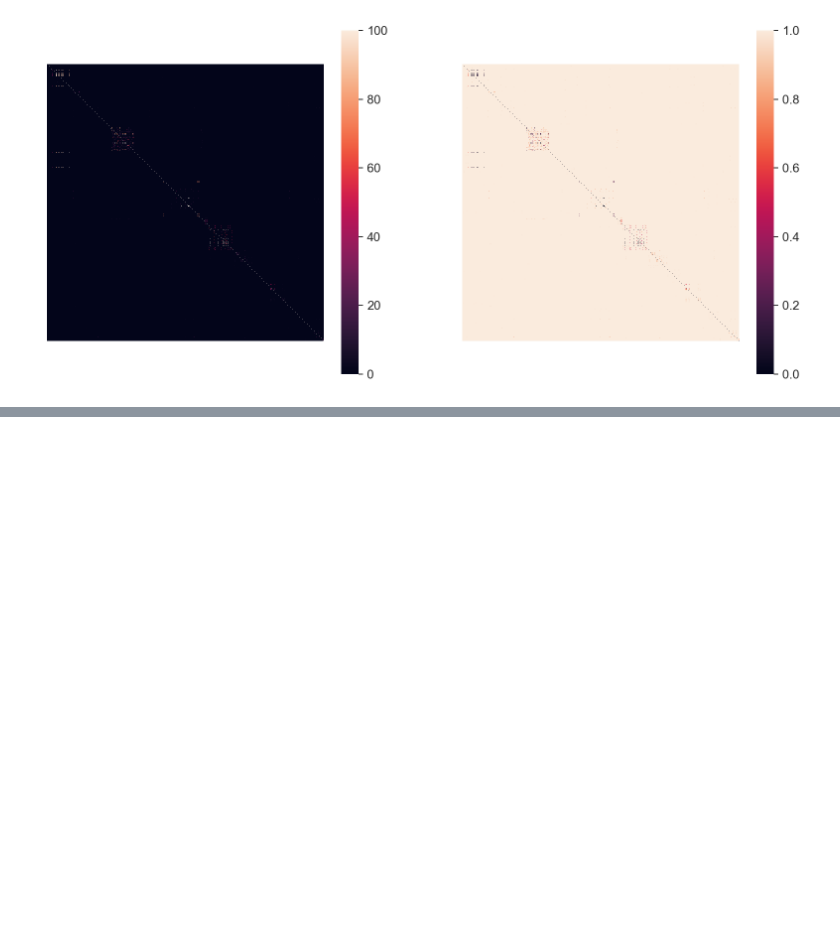
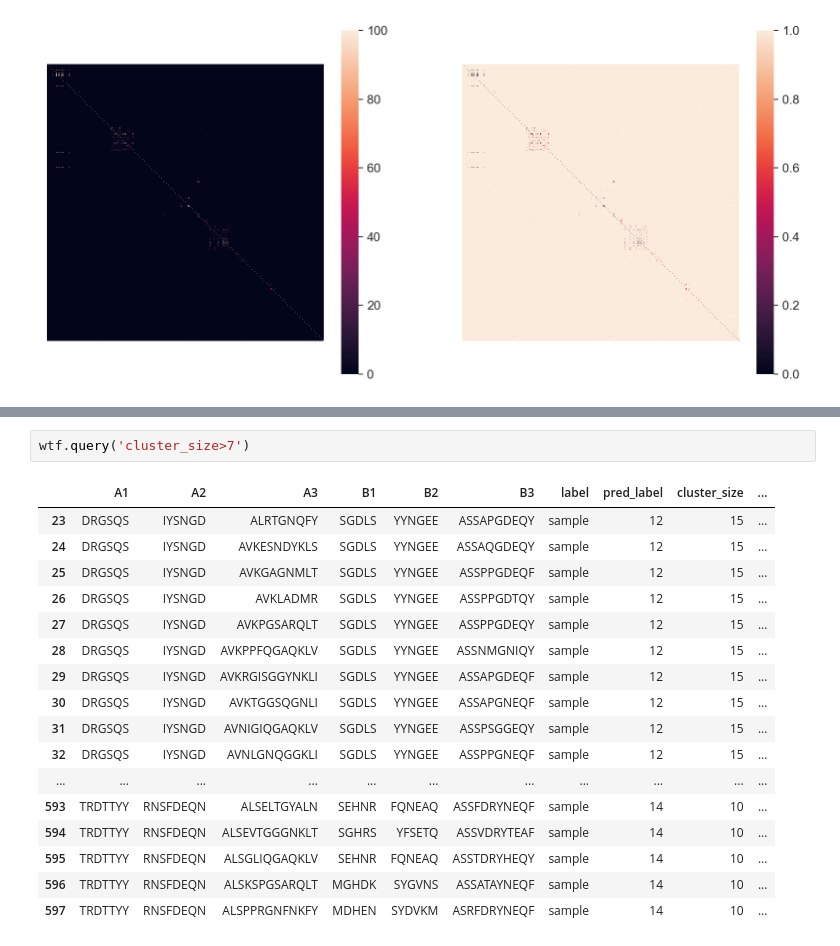
Before and after one commit to richieYT-wan/tclustr, a Jupyter notebook: notebooks/250307_IMMREP25.ipynb, the cells around one changed output, grey strips where cells are left out. Drawn from its saved outputs; the diff is of its cells as text; blank space fills up the shorter version.

```diff
--- a/notebooks/250307_IMMREP25.ipynb
+++ b/notebooks/250307_IMMREP25.ipynb
@@ -198 +199,21 @@ rerun_clustering(raw_df, dist_matrix, None, 0.0001)
 1000 rows × 10 columns
+# %%
+wtf.query('cluster_size>7')
+# %% [output]
+|  | A1 | A2 | A3 | B1 | B2 | B3 | label | pred_label | cluster_size | ... |
+| 23 | DRGSQS | IYSNGD | ALRTGNQFY | SGDLS | YYNGEE | ASSAPGDEQY | sample | 12 | 15 | ... |
+| 24 | DRGSQS | IYSNGD | AVKESNDYKLS | SGDLS | YYNGEE | ASSAQGDEQY | sample | 12 | 15 | ... |
+| 25 | DRGSQS | IYSNGD | AVKGAGNMLT | SGDLS | YYNGEE | ASSPPGDEQF | sample | 12 | 15 | ... |
+| 26 | DRGSQS | IYSNGD | AVKLADMR | SGDLS | YYNGEE | ASSPPGDTQY | sample | 12 | 15 | ... |
+| 27 | DRGSQS | IYSNGD | AVKPGSARQLT | SGDLS | YYNGEE | ASSPPGDEQY | sample | 12 | 15 | ... |
+| 28 | DRGSQS | IYSNGD | AVKPPFQGAQKLV | SGDLS | YYNGEE | ASSNMGNIQY | sample | 12 | 15 | ... |
+| 29 | DRGSQS | IYSNGD | AVKRGISGGYNKLI | SGDLS | YYNGEE | ASSAPGDEQF | sample | 12 | 15 | ... |
+| 30 | DRGSQS | IYSNGD | AVKTGGSQGNLI | SGDLS | YYNGEE | ASSAPGNEQF | sample | 12 | 15 | ... |
+| 31 | DRGSQS | IYSNGD | AVNIGIQGAQKLV | SGDLS | YYNGEE | ASSPSGGEQY | sample | 12 | 15 | ... |
+| 32 | DRGSQS | IYSNGD | AVNLGNQGGKLI | SGDLS | YYNGEE | ASSPPGNEQF | sample | 12 | 15 | ... |
+| ... | ... | ... | ... | ... | ... | ... | ... | ... | ... | ... |
+| 593 | TRDTTYY | RNSFDEQN | ALSELTGYALN | SEHNR | FQNEAQ | ASSFDRYNEQF | sample | 14 | 10 | ... |
+| 594 | TRDTTYY | RNSFDEQN | ALSEVTGGGNKLT | SGHRS | YFSETQ | ASSVDRYTEAF | sample | 14 | 10 | ... |
+| 595 | TRDTTYY | RNSFDEQN | ALSGLIQGAQKLV | SEHNR | FQNEAQ | ASSTDRYHEQY | sample | 14 | 10 | ... |
+| 596 | TRDTTYY | RNSFDEQN | ALSKSPGSARQLT | MGHDK | SYGVNS | ASSATAYNEQF | sample | 14 | 10 | ... |
+| 597 | TRDTTYY | RNSFDEQN | ALSPPRGNFNKFY | MDHEN | SYDVKM | ASRFDRYNEQF | sample | 14 | 10 | ... |
```
Also changed, not shown: parts of 6 cells of this notebook, 1 other file.
